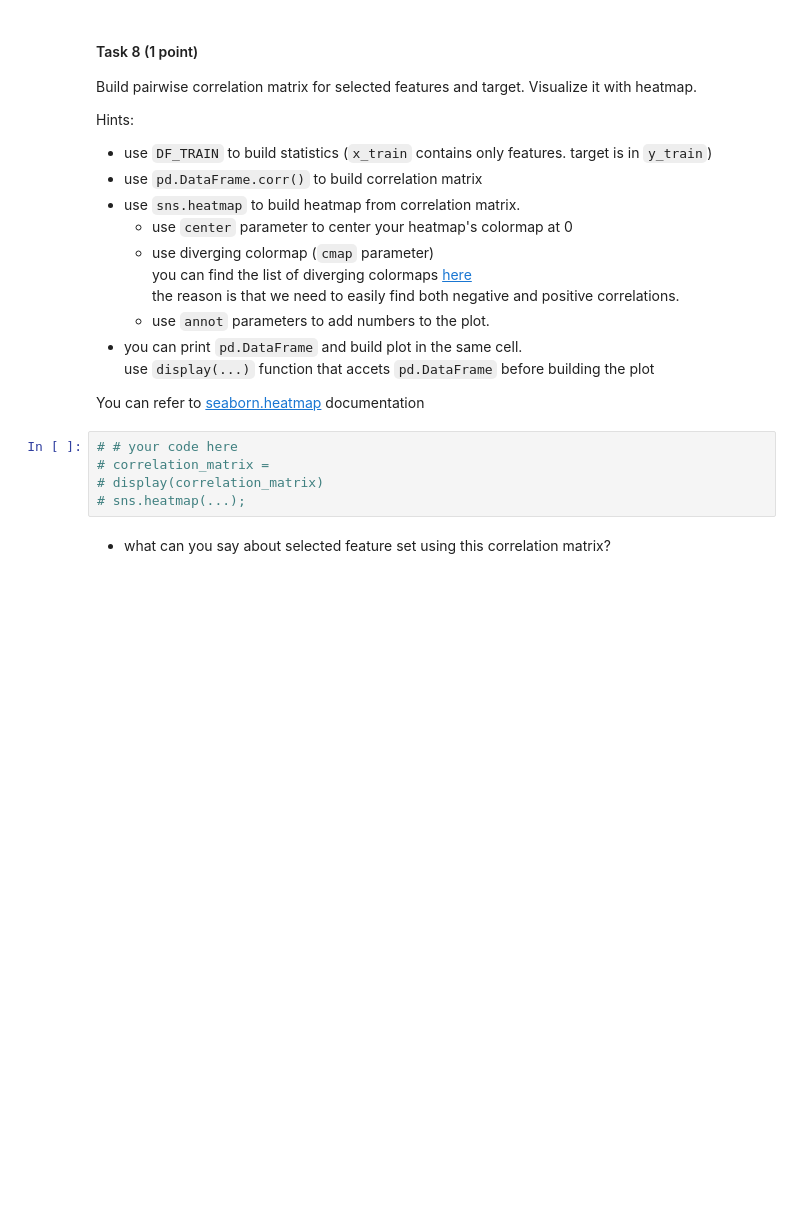
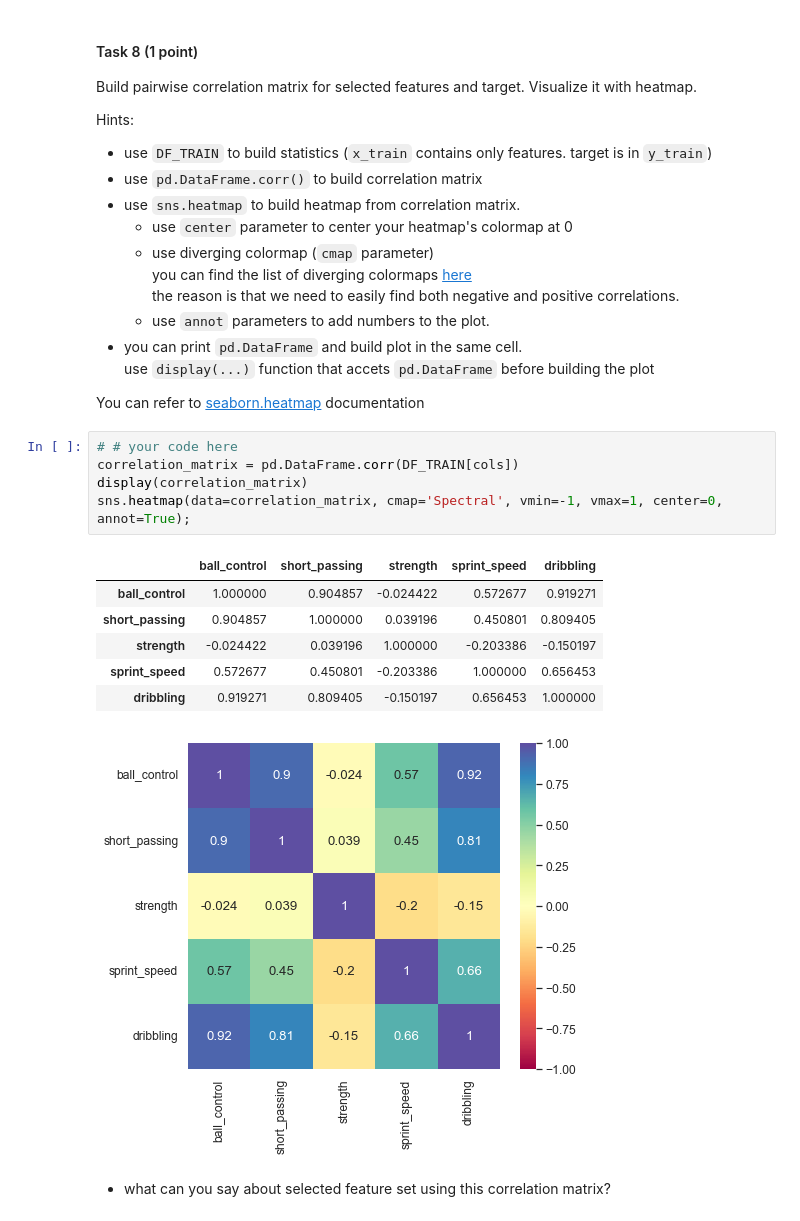
Before and after one commit to TatyanaMardvilko/3-linear-regression, a Jupyter notebook: linear_regression.ipynb, the cells around one changed output. Drawn from its saved outputs; the diff is of its cells as text; blank space fills up the shorter version.

```diff
--- a/linear_regression.ipynb
+++ b/linear_regression.ipynb
@@ -752,9 +764,17 @@ Hints:
 You can refer to [seaborn.heatmap](https://seaborn.pydata.org/generated/seaborn.heatmap.html) documentation
 # %%
 # # your code here
-# correlation_matrix =
-# display(correlation_matrix)
-# sns.heatmap(...);
+correlation_matrix = pd.DataFrame.corr(DF_TRAIN[cols])
+display(correlation_matrix)
+sns.heatmap(data=correlation_matrix, cmap='Spectral', vmin=-1, vmax=1, center=0, annot=True);
+# %% [output]
+|  | ball_control | short_passing | strength | sprint_speed | dribbling |
+| ball_control | 1.000000 | 0.904857 | -0.024422 | 0.572677 | 0.919271 |
+| short_passing | 0.904857 | 1.000000 | 0.039196 | 0.450801 | 0.809405 |
+| strength | -0.024422 | 0.039196 | 1.000000 | -0.203386 | -0.150197 |
+| sprint_speed | 0.572677 | 0.450801 | -0.203386 | 1.000000 | 0.656453 |
+| dribbling | 0.919271 | 0.809405 | -0.150197 | 0.656453 | 1.000000 |
+[figure, added]
 # %% [markdown]
 * what can you say about selected feature set using this correlation matrix?
 # %% [markdown]
```
Also changed, not shown: parts of 17 cells of this notebook.
